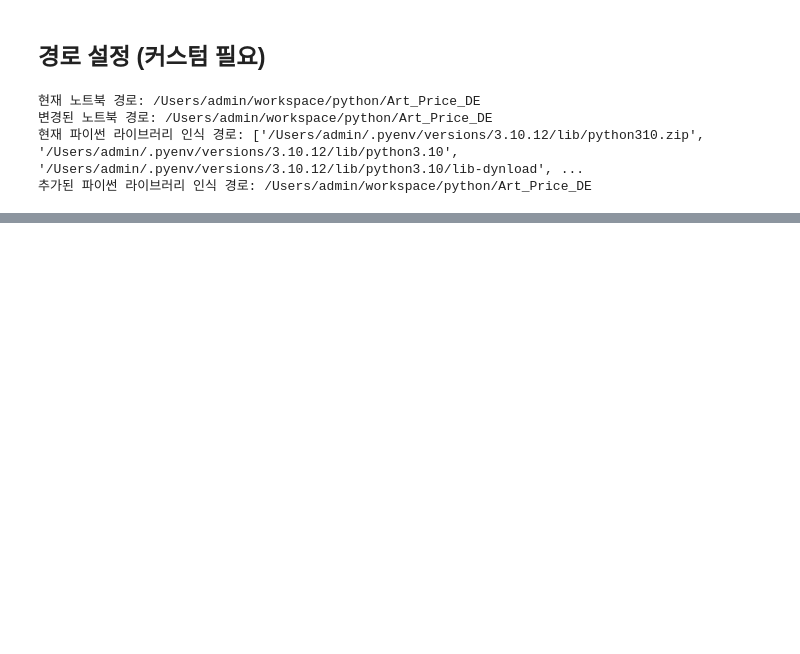
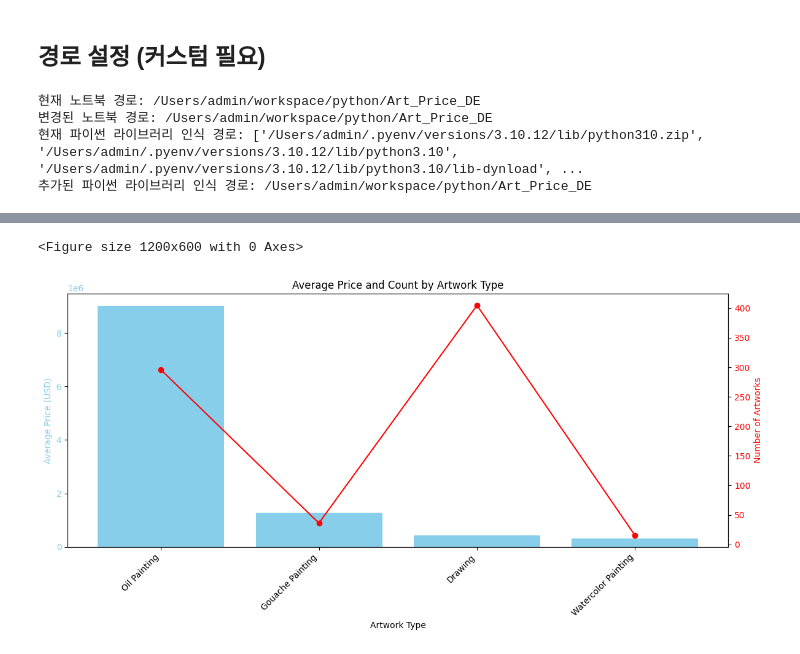
Before and after one commit to ket0825/Art_Price_DE, a Jupyter notebook: transform/eda.ipynb, the cells around one changed output, grey strips where cells are left out. Cells and saved outputs as stored; diff of their text form; code cells hidden in the pictures; blank space fills up the shorter version.

```diff
--- a/transform/eda.ipynb
+++ b/transform/eda.ipynb
@@ -41,0 +89,4 @@ df
+# %%
+# NaN 값이 있는 행을 제거하고 원본 데이터프레임을 업데이트
+df_concat = df_concat.dropna(subset=['artwork_type'])
+df_concat
@@ -41,0 +107,6 @@ df
+# %%
+for _, row in df_mat2type.iterrows():
+    mask = df_concat['artwork_type'].str.contains(row['material'], case=False)
+    df_concat.loc[mask, 'type'] = row['type']
+
+df_concat
@@ -41,0 +129,9 @@ df
+# %%
+# 평균 가격, 크기 및 작품 수 계산
+type_stats = df_concat.groupby('type').agg({
+    'price_USD': 'mean',
+    'type': 'size'
+}).sort_values('price_USD', ascending=False)
+
+type_stats.rename(columns={'type': 'Count', 'price_USD':'Average Price'}, inplace=True)
+type_stats
@@ -41,0 +145,35 @@ df
+# %%
+import matplotlib.pyplot as plt
+
+# 그래프 크기 설정
+plt.figure(figsize=(12, 6))
+
+# 막대 그래프 생성 (두 개의 y축 사용)
+fig, ax1 = plt.subplots(figsize=(12, 6))
+
+# 첫 번째 y축 (평균 가격)
+bars = ax1.bar(type_stats.index, type_stats['Average Price'], color='skyblue')
+ax1.set_xlabel('Artwork Type')
+ax1.set_ylabel('Average Price (USD)', color='skyblue')
+ax1.tick_params(axis='y', labelcolor='skyblue')
+
+# x축 레이블 회전
+plt.xticks(rotation=45, ha='right')
+
+# 두 번째 y축 (작품 수)
+ax2 = ax1.twinx()
+line = ax2.plot(type_stats.index, type_stats['Count'], color='red', marker='o')
+ax2.set_ylabel('Number of Artworks', color='red')
+ax2.tick_params(axis='y', labelcolor='red')
+
+# 제목 설정
+plt.title('Average Price and Count by Artwork Type')
+
+# 레이아웃 조정
+plt.tight_layout()
+
+# 그래프 표시
+plt.show()
+# %% [output]
+<Figure size 1200x600 with 0 Axes>
+[figure, added]
```
Also changed, not shown: parts of 8 cells of this notebook, 4 other files.
